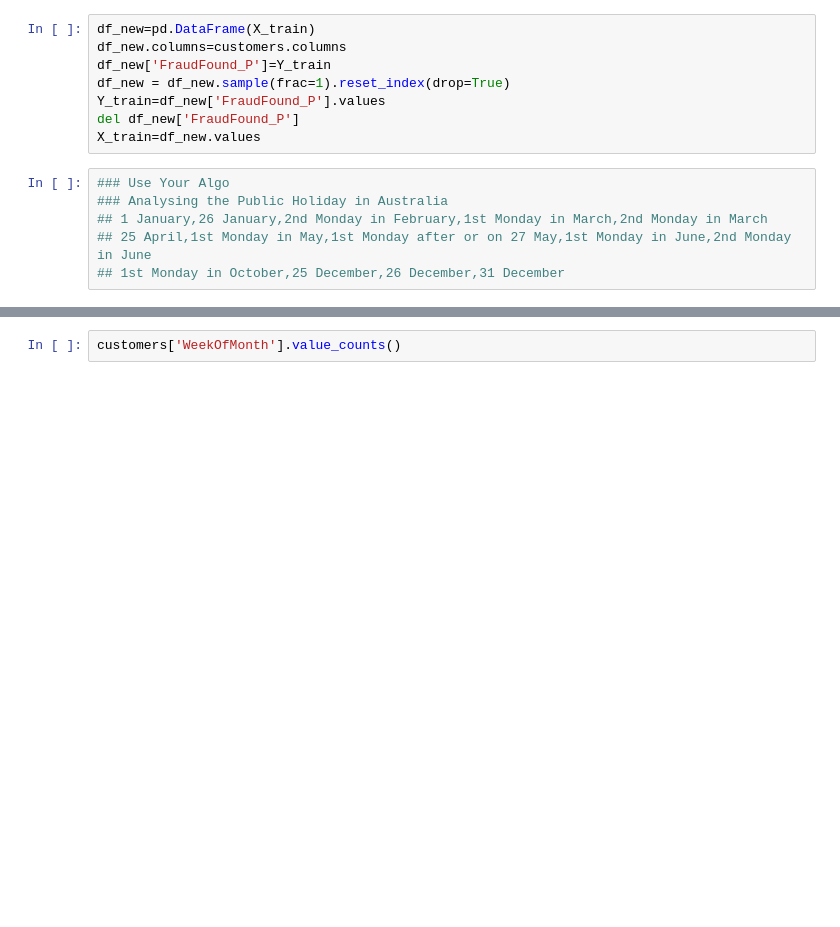
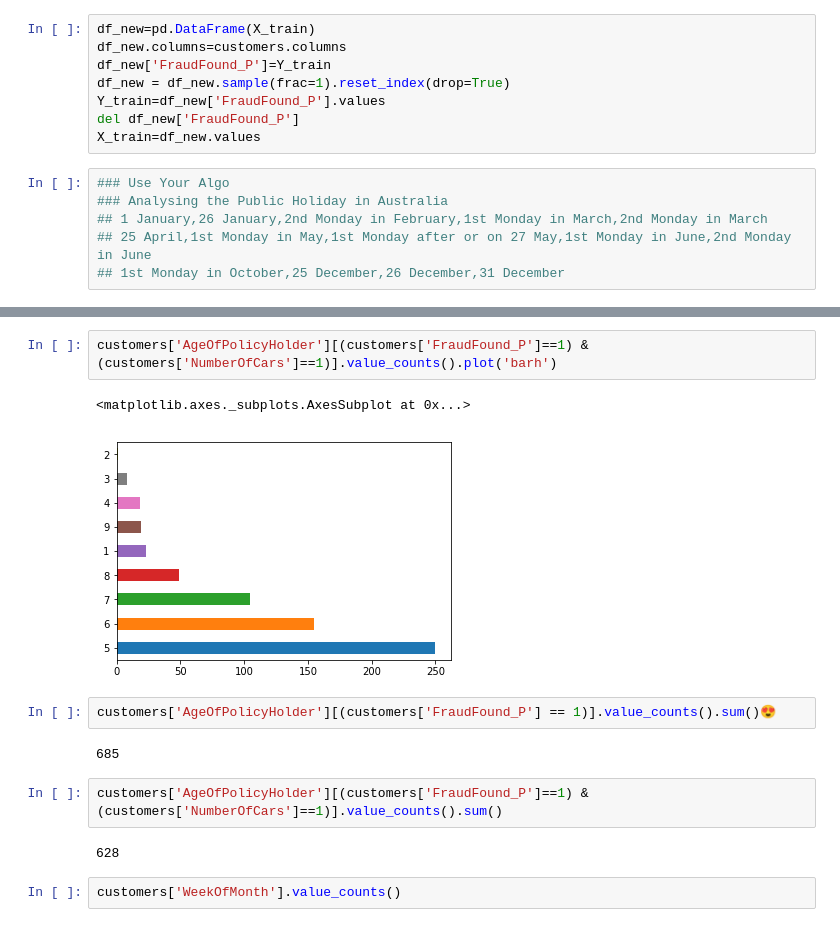
Before and after one commit to Siddharth-Singhs/EXL, a Jupyter notebook: SiddharthNewDataset.ipynb, the cells around one changed output, grey strips where cells are left out. Saved outputs shown, nothing was run; the diff lists cells and outputs as text; blank space fills up the shorter version.

```diff
--- a/SiddharthNewDataset.ipynb
+++ b/SiddharthNewDataset.ipynb
@@ -388,3 +406,16 @@ print(TotalAccident,FraudAccident,NotFraudAccident)
+# %%
+customers['AgeOfPolicyHolder'][(customers['FraudFound_P']==1) & (customers['NumberOfCars']==1)].value_counts().plot('barh')
+# %% [output]
+<matplotlib.axes._subplots.AxesSubplot at 0x...>
+[figure, added]
+# %%
+customers['AgeOfPolicyHolder'][(customers['FraudFound_P'] == 1)].value_counts().sum()😍
+# %% [output]
+685
+# %%
+customers['AgeOfPolicyHolder'][(customers['FraudFound_P']==1) & (customers['NumberOfCars']==1)].value_counts().sum()
+# %% [output]
+628
 # %%
 customers['WeekOfMonth'].value_counts()
 # %% [output]
```
Also changed, not shown: parts of 11 cells of this notebook, 5 other files.
